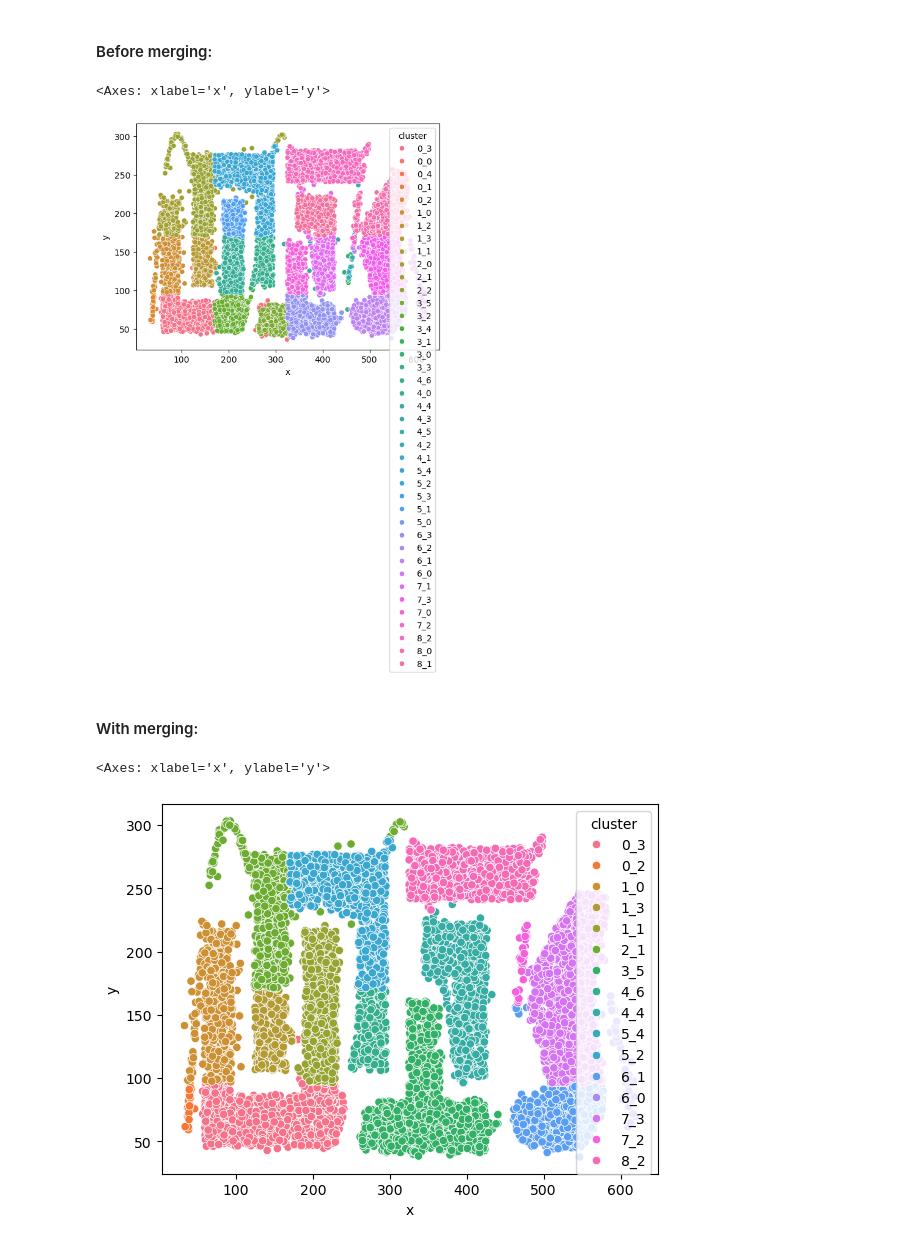
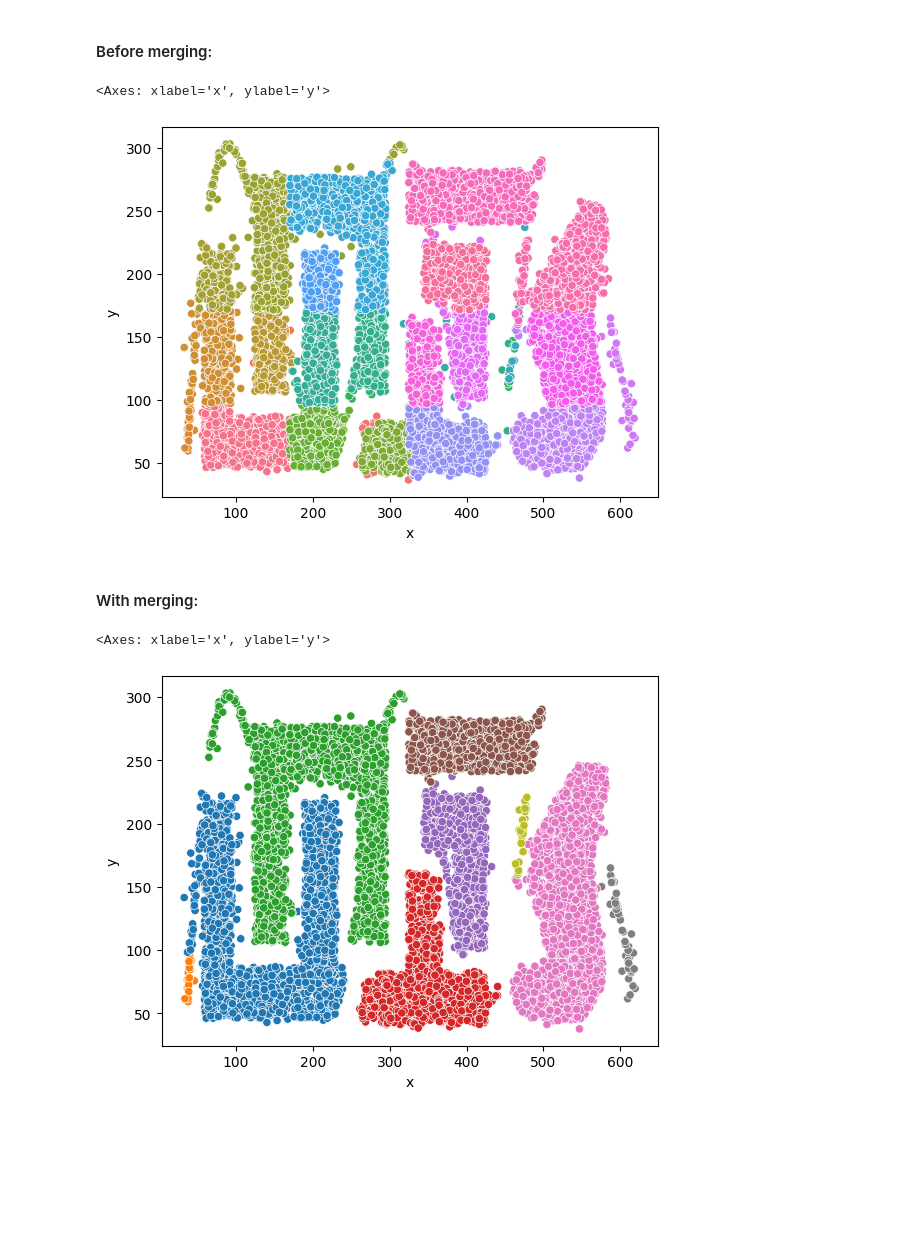
Before and after one commit to simonharnqvist/HEADSS2, a Jupyter notebook: demo/headss_demo.ipynb, the cells around one changed output. Saved outputs shown, nothing was run; the diff lists cells and outputs as text; code cells hidden in the pictures; blank space fills up the shorter version.

```diff
--- a/demo/headss_demo.ipynb
+++ b/demo/headss_demo.ipynb
@@ -230,16 +279,16 @@ merged_t4_8k = merge_clusters(
 # %%
 import seaborn as sns
 import matplotlib.pyplot as plt
 clustered_pd = clustered_t4_8k.toPandas()
-sns.scatterplot(x=clustered_pd.x, y=clustered_pd.y, hue= clustered_pd.cluster)
+sns.scatterplot(x=clustered_pd.x, y=clustered_pd.y, hue= clustered_pd.cluster, legend=None)
 # %% [output]
 <Axes: xlabel='x', ylabel='y'>
-[figure, old version]
+[figure, new version]
 # %% [markdown]
 #### With merging:
 # %%
 pd_merged = merged_t4_8k.toPandas()
-sns.scatterplot(x=pd_merged.x, y=pd_merged.y, hue= pd_merged.cluster)
+sns.scatterplot(x=pd_merged.x, y=pd_merged.y, hue= pd_merged.cluster, legend=None)
 # %% [output]
 <Axes: xlabel='x', ylabel='y'>
-[figure, old version]
+[figure, new version]
```
Also changed, not shown: parts of 26 cells of this notebook, 7 other files.
